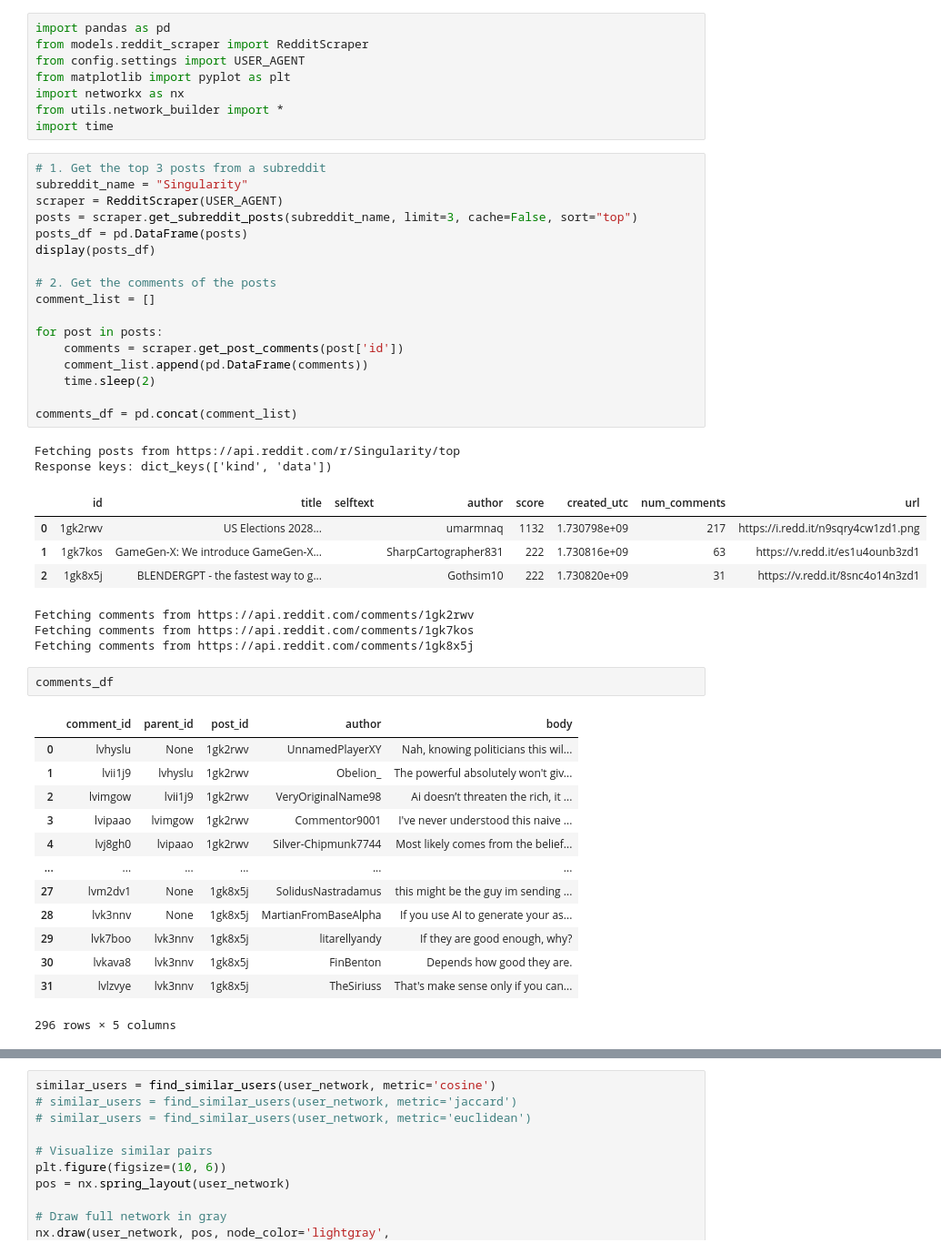
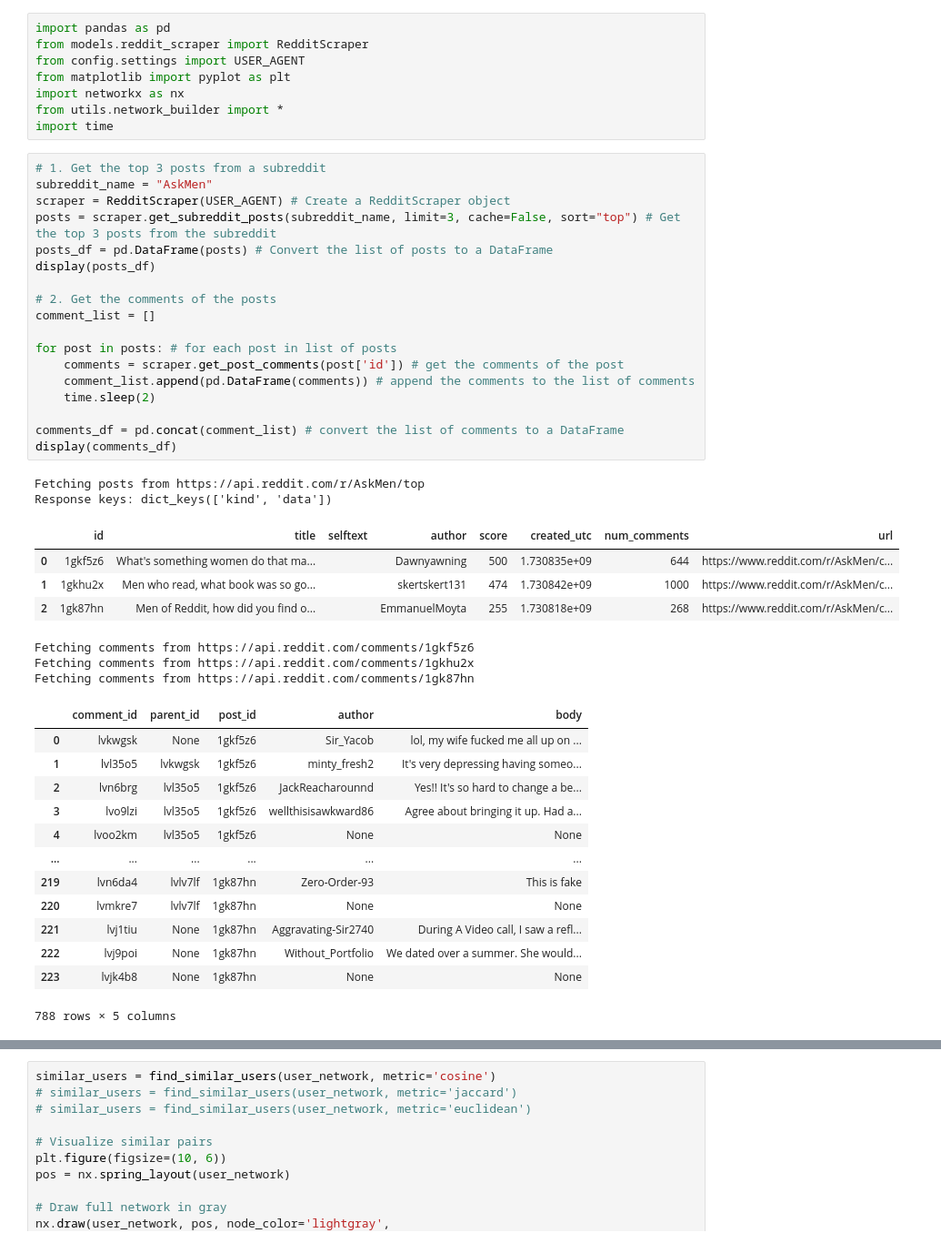
Before and after one commit to berniehogan/oii-fsds-textanalysis, a Jupyter notebook: week4day2_lab.ipynb, the cells around one changed output, grey strips where cells are left out. Shown at 91% size. Saved outputs shown, nothing was run; the diff lists cells and outputs as text.

```diff
--- a/week4day2_lab.ipynb
+++ b/week4day2_lab.ipynb
@@ -38,44 +38,42 @@ from utils.network_builder import *
 import time
 # %%
 # 1. Get the top 3 posts from a subreddit
-subreddit_name = "Singularity"
-scraper = RedditScraper(USER_AGENT)
-posts = scraper.get_subreddit_posts(subreddit_name, limit=3, cache=False, sort="top")
-posts_df = pd.DataFrame(posts)
+subreddit_name = "AskMen"
+scraper = RedditScraper(USER_AGENT) # Create a RedditScraper object
+posts = scraper.get_subreddit_posts(subreddit_name, limit=3, cache=False, sort="top") # Get the top 3 posts from the subreddit
+posts_df = pd.DataFrame(posts) # Convert the list of posts to a DataFrame
 display(posts_df)
 
 # 2. Get the comments of the posts
 comment_list = []
 
-for post in posts:
-    comments = scraper.get_post_comments(post['id'])
-    comment_list.append(pd.DataFrame(comments))
+for post in posts: # for each post in list of posts
+    comments = scraper.get_post_comments(post['id']) # get the comments of the post
+    comment_list.append(pd.DataFrame(comments)) # append the comments to the list of comments
     time.sleep(2)
 
-comments_df = pd.concat(comment_list)
+comments_df = pd.concat(comment_list) # convert the list of comments to a DataFrame
+display(comments_df)
 # %% [output]
-Fetching posts from https://api.reddit.com/r/Singularity/top
+Fetching posts from https://api.reddit.com/r/AskMen/top
 Response keys: dict_keys(['kind', 'data'])
 |  | id | title | selftext | author | score | created_utc | num_comments | url |
-| 0 | 1gk2rwv | US Elections 2028... |  | umarmnaq | 1132 | 1.730798e+09 | 217 | https://i.redd.it/n9sqry4cw1zd1.png |
-| 1 | 1gk7kos | GameGen-X: We introduce GameGen-X... |  | SharpCartographer831 | 222 | 1.730816e+09 | 63 | https://v.redd.it/es1u4ounb3zd1 |
-| 2 | 1gk8x5j | BLENDERGPT - the fastest way to g... |  | Gothsim10 | 222 | 1.730820e+09 | 31 | https://v.redd.it/8snc4o14n3zd1 |
+| 0 | 1gkf5z6 | What's something women do that ma... |  | Dawnyawning | 500 | 1.730835e+09 | 644 | https://www.reddit.com/r/AskMen/c... |
+| 1 | 1gkhu2x | Men who read, what book was so go... |  | skertskert131 | 474 | 1.730842e+09 | 1000 | https://www.reddit.com/r/AskMen/c... |
+| 2 | 1gk87hn | Men of Reddit, how did you find o... |  | EmmanuelMoyta | 255 | 1.730818e+09 | 268 | https://www.reddit.com/r/AskMen/c... |
-Fetching comments from https://api.reddit.com/comments/1gk2rwv
-Fetching comments from https://api.reddit.com/comments/1gk7kos
-Fetching comments from https://api.reddit.com/comments/1gk8x5j
+Fetching comments from https://api.reddit.com/comments/1gkf5z6
+Fetching comments from https://api.reddit.com/comments/1gkhu2x
+Fetching comments from https://api.reddit.com/comments/1gk87hn
+|  | comment_id | parent_id | post_id | author | body |
+| 0 | lvkwgsk | None | 1gkf5z6 | Sir_Yacob | lol, my wife fucked me all up on ... |
+| 1 | lvl35o5 | lvkwgsk | 1gkf5z6 | minty_fresh2 | It's very depressing having someo... |
+| 2 | lvn6brg | lvl35o5 | 1gkf5z6 | JackReacharounnd | Yes!! It's so hard to change a be... |
+| 3 | lvo9lzi | lvl35o5 | 1gkf5z6 | wellthisisawkward86 | Agree about bringing it up. Had a... |
+| 4 | lvoo2km | lvl35o5 | 1gkf5z6 | None | None |
+| ... | ... | ... | ... | ... | ... |
+| 219 | lvn6da4 | lvlv7lf | 1gk87hn | Zero-Order-93 | This is fake |
+| 220 | lvmkre7 | lvlv7lf | 1gk87hn | None | None |
+| 221 | lvj1tiu | None | 1gk87hn | Aggravating-Sir2740 | During A Video call, I saw a refl... |
+| 222 | lvj9poi | None | 1gk87hn | Without_Portfolio | We dated over a summer. She would... |
+| 223 | lvjk4b8 | None | 1gk87hn | None | None |
+788 rows × 5 columns
-# %%
-comments_df
-# %% [output]
-|  | comment_id | parent_id | post_id | author | body |
-| 0 | lvhyslu | None | 1gk2rwv | UnnamedPlayerXY | Nah, knowing politicians this wil... |
-| 1 | lvii1j9 | lvhyslu | 1gk2rwv | Obelion_ | The powerful absolutely won't giv... |
-| 2 | lvimgow | lvii1j9 | 1gk2rwv | VeryOriginalName98 | Ai doesn’t threaten the rich, it ... |
-| 3 | lvipaao | lvimgow | 1gk2rwv | Commentor9001 | I've never understood this naive ... |
-| 4 | lvj8gh0 | lvipaao | 1gk2rwv | Silver-Chipmunk7744 | Most likely comes from the belief... |
-| ... | ... | ... | ... | ... | ... |
-| 27 | lvm2dv1 | None | 1gk8x5j | SolidusNastradamus | this might be the guy im sending ... |
-| 28 | lvk3nnv | None | 1gk8x5j | MartianFromBaseAlpha | If you use AI to generate your as... |
-| 29 | lvk7boo | lvk3nnv | 1gk8x5j | litarellyandy | If they are good enough, why? |
-| 30 | lvkava8 | lvk3nnv | 1gk8x5j | FinBenton | Depends how good they are. |
-| 31 | lvlzvye | lvk3nnv | 1gk8x5j | TheSiriuss | That's make sense only if you can... |
-296 rows × 5 columns
```
Also changed, not shown: parts of 2 cells of this notebook.
